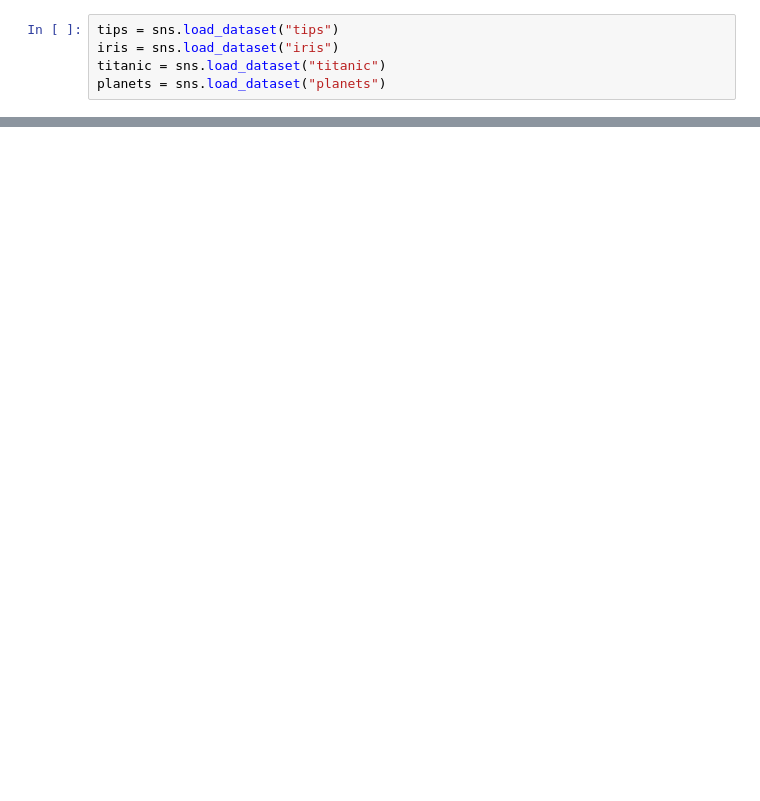
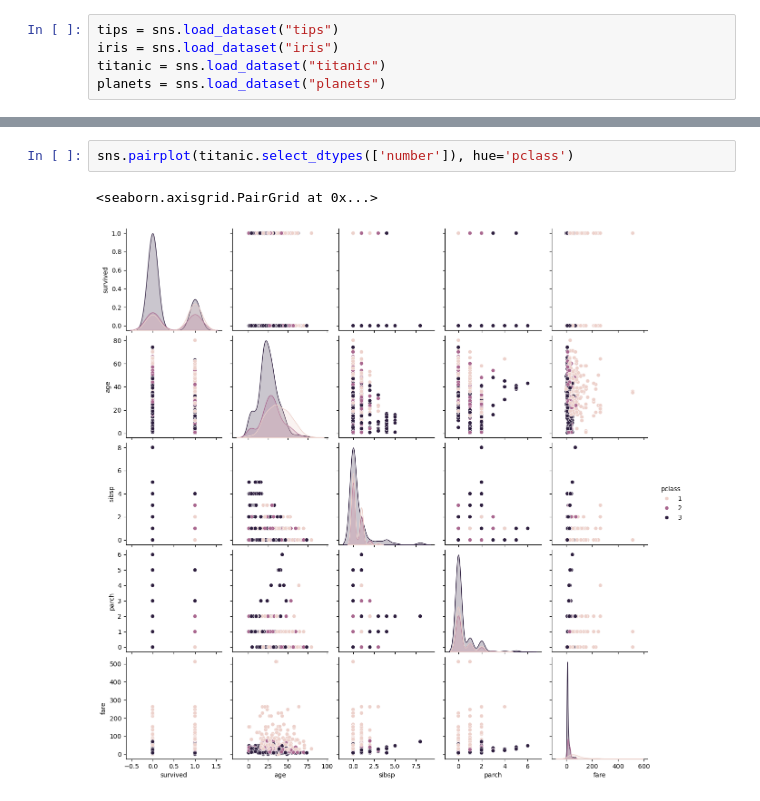
Before and after one commit to AM-Xavier/Python, a Jupyter notebook: Data Analysis/Libraries/Seaborn/datasets.ipynb, the cells around one changed output, grey strips where cells are left out. Drawn from its saved outputs; the diff is of its cells as text; blank space fills up the shorter version.

```diff
--- a/Data Analysis/Libraries/Seaborn/datasets.ipynb
+++ b/Data Analysis/Libraries/Seaborn/datasets.ipynb
@@ -68,0 +48,5 @@ sns.boxplot(x='day', y='total_bill', data=tips, hue='sex', palette='RdYlBu')
+# %%
+sns.pairplot(titanic.select_dtypes(['number']), hue='pclass')
+# %% [output]
+<seaborn.axisgrid.PairGrid at 0x...>
+[figure, added]
```
Also changed, not shown: parts of 18 cells of this notebook.
